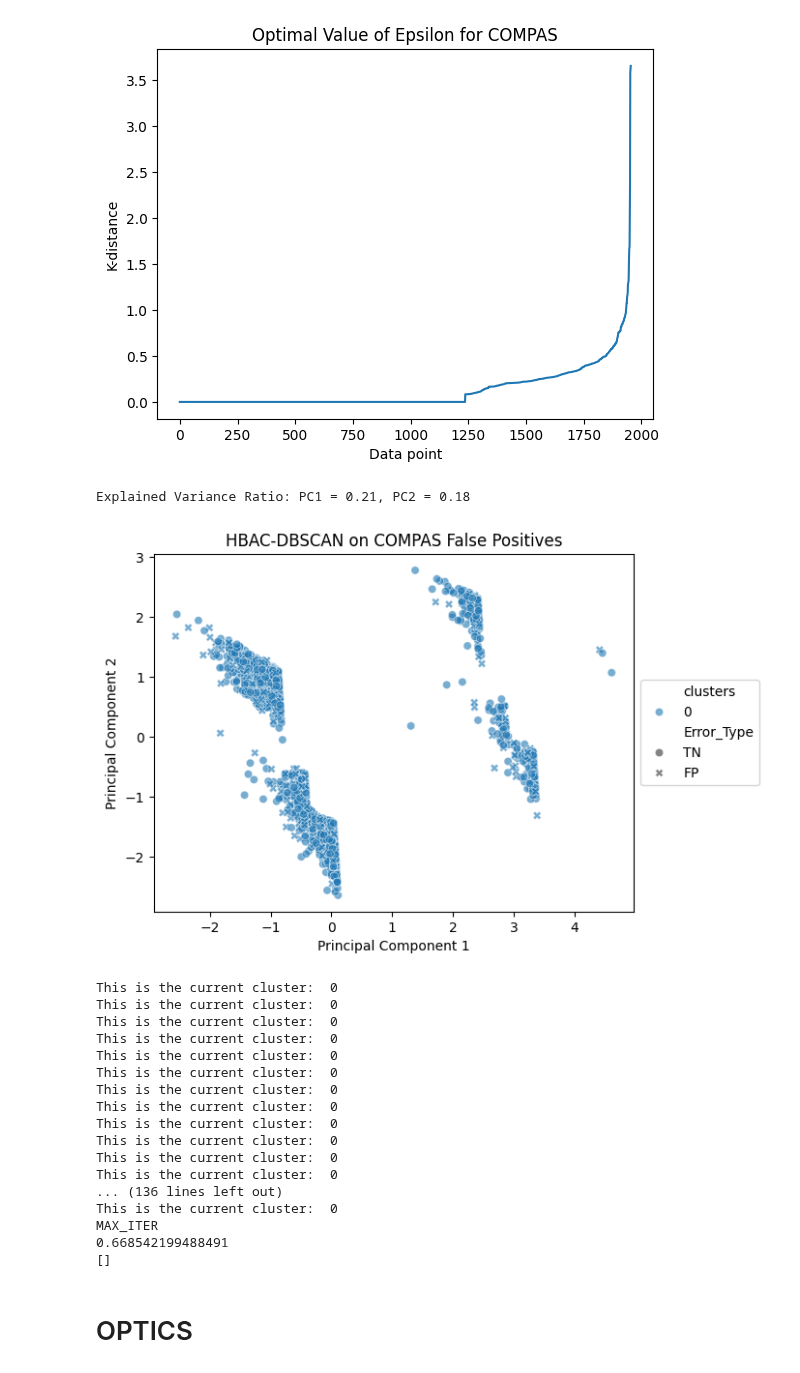
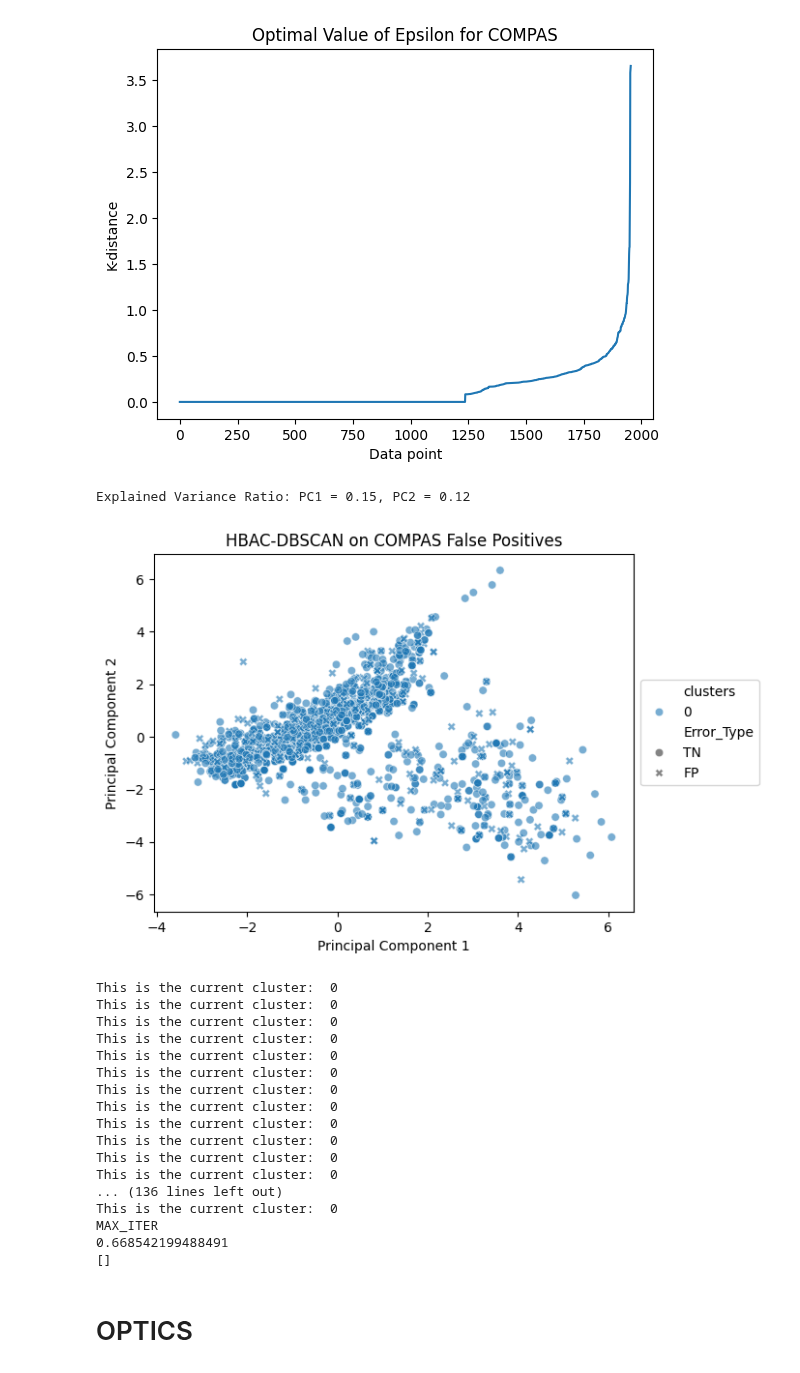
Before and after one commit to MDankloff/ClusterCompas, a Jupyter notebook: COMPAS_Clustering_DBSCAN.ipynb, the cells around one changed output. Cells and saved outputs as stored; diff of their text form; code cells hidden in the pictures.

```diff
--- a/COMPAS_Clustering_DBSCAN.ipynb
+++ b/COMPAS_Clustering_DBSCAN.ipynb
@@ -63,10 +63,10 @@ display(len(Shap_error_data.loc[Shap_error_data['FN']==1]))
 def pca_plot(data, title, alpha):
     # Extract features for PCA and drop certain columns
     pca_features = data.drop(['predicted_class', 'true_class', 'errors', 'TP', 'TN', 'FN', 'FP', 'Error_Type', 'clusters', 'new_clusters',
-                              'Shap_age', 'Shap_priors_count' , 'Shap_sex_Female', 'Shap_sex_Male', 'Shap_race_African-American', 'Shap_race_Asian', 'Shap_race_Caucasian', 'Shap_race_Hispanic', 'Shap_race_Native American', 'Shap_race_Other'
+                              #'Shap_age', 'Shap_priors_count' , 'Shap_sex_Female', 'Shap_sex_Male', 'Shap_race_African-American', 'Shap_race_Asian', 'Shap_race_Caucasian', 'Shap_race_Hispanic', 'Shap_race_Native American', 'Shap_race_Other'
                               ], axis=1)
     other_features = data[['predicted_class', 'true_class', 'errors', 'TP', 'TN', 'FN', 'FP', 'Error_Type', 'clusters', 'new_clusters',
-                           'Shap_age', 'Shap_priors_count' , 'Shap_sex_Female', 'Shap_sex_Male', 'Shap_race_African-American', 'Shap_race_Asian', 'Shap_race_Caucasian', 'Shap_race_Hispanic', 'Shap_race_Native American', 'Shap_race_Other'
+                           #'Shap_age', 'Shap_priors_count' , 'Shap_sex_Female', 'Shap_sex_Male', 'Shap_race_African-American', 'Shap_race_Asian', 'Shap_race_Caucasian', 'Shap_race_Hispanic', 'Shap_race_Native American', 'Shap_race_Other'
                            ]]
 
     # Apply PCA with 2 components to scaled features and create a df for the resulting principal components
@@ -230,7 +230,7 @@ def calculate_variance(data):
     average_acc = accuracy_error(data)
     bias_clus = bias_w_error(data, j, 'clusters')
     variance_list_local.append(bias_clus)
-  variance = np.variance(variance_list_local)
+  variance = np.var(variance_list_local)
   return variance
 
 #calculate bias_acc_global
@@ -519,10 +519,10 @@ def bias_with_error_rate_FP(data = TN_FP_data,input_columns = features, error_co
             DBSCAN(eps=eps, min_samples=min_samples).fit_predict(
                 candidate_cluster.drop(['clusters', 'new_clusters', 'predicted_class', 'true_class', 'errors', 'TP',
                                         'TN', 'FN', 'FP', 'Error_Type',
-                                        'Shap_age', 'Shap_priors_count', 'Shap_sex_Female',
-                                        'Shap_sex_Male', 'Shap_race_African-American', 'Shap_race_Asian',
-                                        'Shap_race_Caucasian', 'Shap_race_Hispanic', 'Shap_race_Native American',
-                                        'Shap_race_Other'
+                                        #'Shap_age', 'Shap_priors_count', 'Shap_sex_Female',
+                                        #'Shap_sex_Male', 'Shap_race_African-American', 'Shap_race_Asian',
+                                        #'Shap_race_Caucasian', 'Shap_race_Hispanic', 'Shap_race_Native American',
+                                        #'Shap_race_Other'
                                         ], axis=1)), index=candidate_cluster.index)
         data['new_clusters'] = candidate_cluster['new_clusters'].combine_first(data['new_clusters'])
 
@@ -536,35 +536,35 @@ def bias_with_error_rate_FP(data = TN_FP_data,input_columns = features, error_co
         if (max_bias <= initial_bias) & (min_cluster_size > min_acceptable_cluster_size):
             n_cluster = max(data['clusters'])
             first = True
             dif = 1
             for clstr in data['new_clusters'].unique():
                 if (clstr == -1):
                     data['clusters'][data['new_clusters'] == clstr] = -1
                 elif (clstr == -2):
                     continue
                 elif first:
                     data['clusters'][data['new_clusters'] == clstr] = x
                     first = False
                 else:
                     data['clusters'][data['new_clusters'] == clstr] =  n_cluster + dif
                     dif += 1
 
             print('Adding new clusters...')
             pca_plot(data,'HBAC-DBSCAN on COMPAS False Positives', 0.6)
             x = select_new_cluster(data, error_column = 'FP')
             initial_bias = max_bias
         else:
             x = get_random_cluster(data['clusters'])
 
     print('MAX_ITER')
     print(acc)
     print(variance_list)
 
 bias_with_error_rate_FP()
 plt.show()
 # %% [output]
-Explained Variance Ratio: PC1 = 0.21, PC2 = 0.18
+Explained Variance Ratio: PC1 = 0.15, PC2 = 0.12
-[figure, old version]
+[figure, new version]
 This is the current cluster:  0
 This is the current cluster:  0
 This is the current cluster:  0
```
Also changed, not shown: parts of 3 cells of this notebook.
